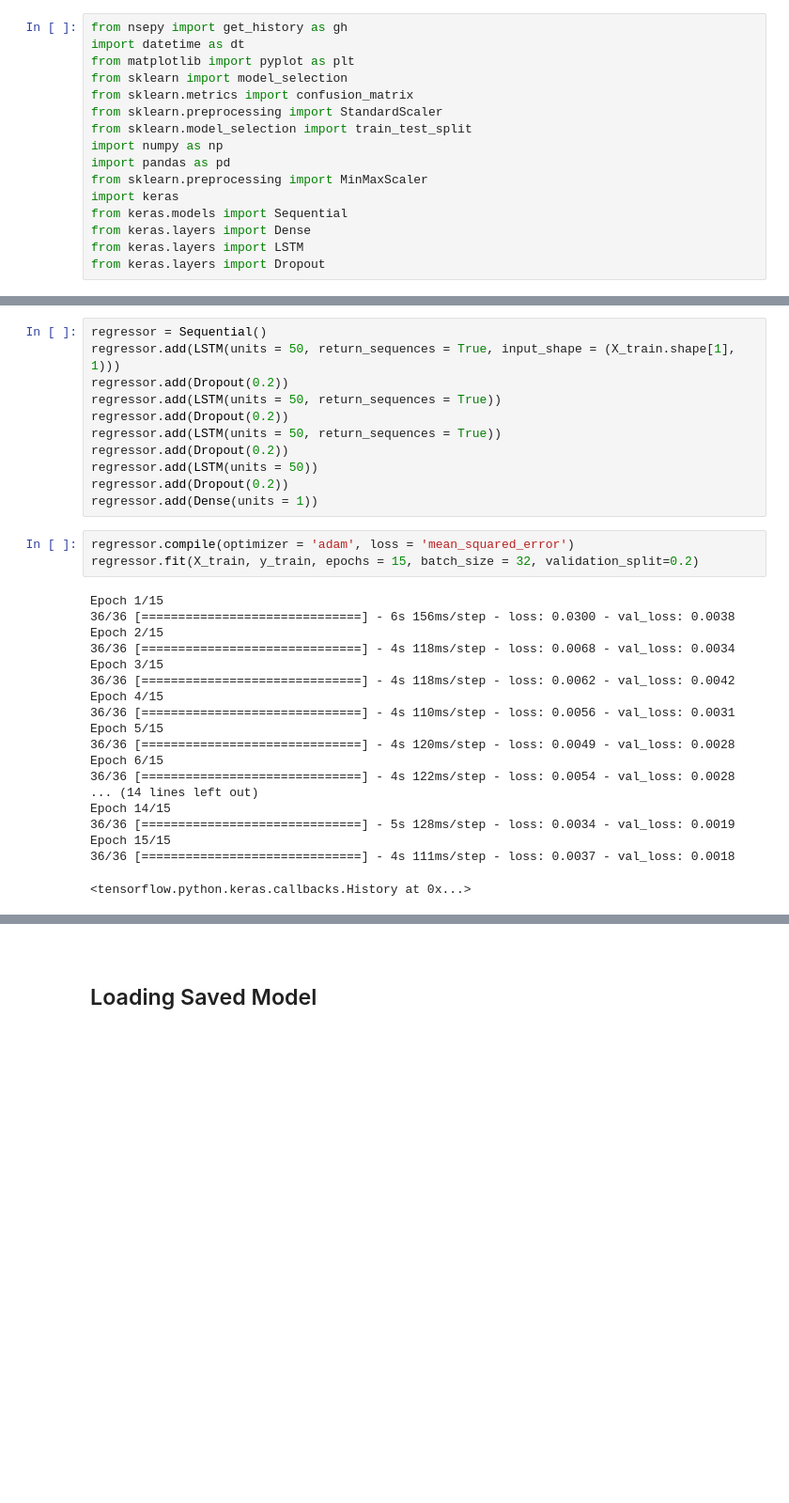
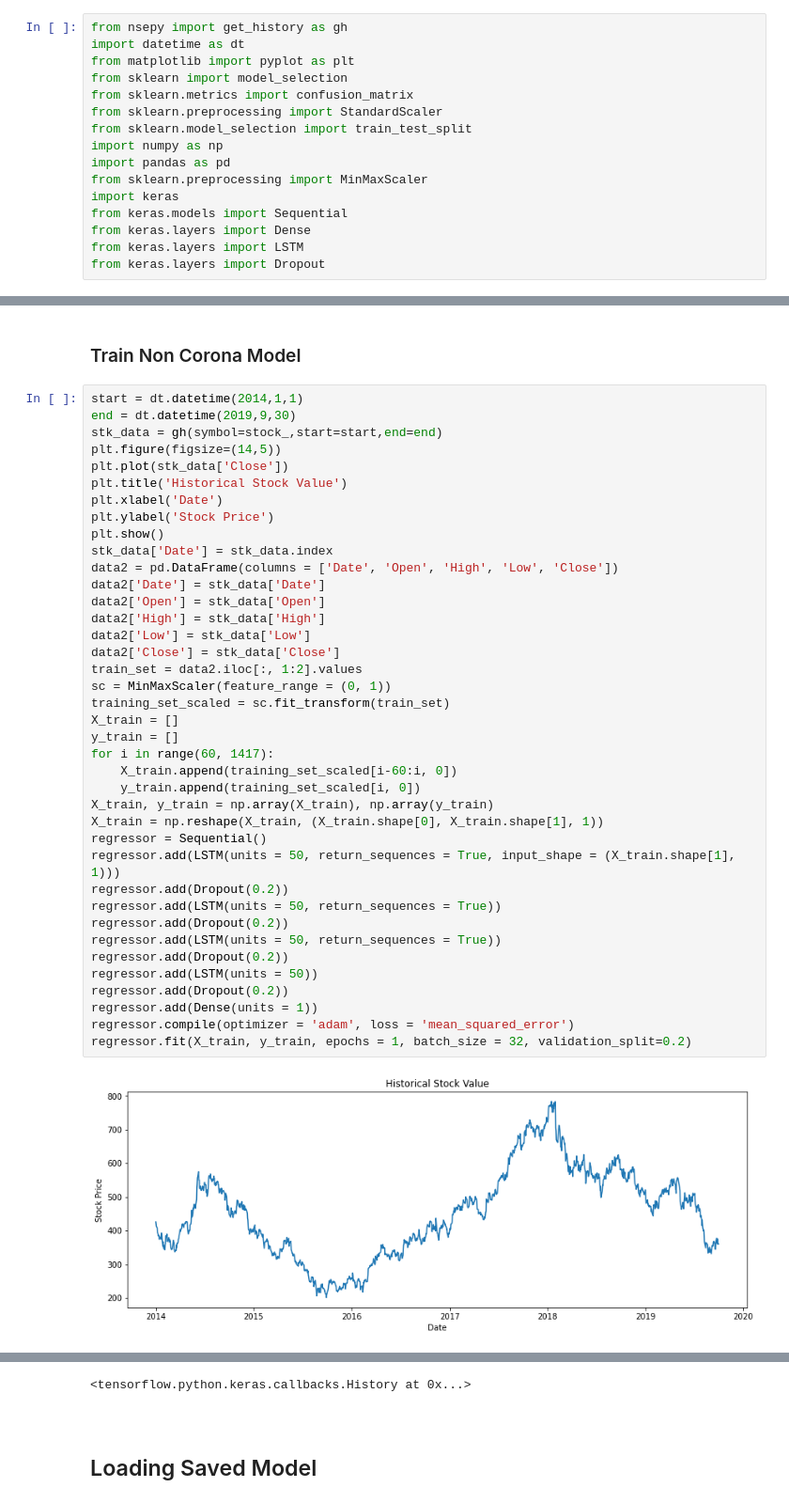
Before and after one commit to PratikGarai/Stock-Market-Prediction, a Jupyter notebook: Stocks RNN For IIIP.ipynb, the cells around one changed output, grey strips where cells are left out. Shown: that part at 94% size. Drawn from its saved outputs; the diff is of its cells as text; blank space fills up the shorter version.

```diff
--- a/Stocks RNN For IIIP.ipynb
+++ b/Stocks RNN For IIIP.ipynb
@@ -54,33 +19,43 @@ X_train = np.reshape(X_train, (X_train.shape[0], X_train.shape[1], 1))
-# %%
-regressor = Sequential()
-regressor.add(LSTM(units = 50, return_sequences = True, input_shape = (X_train.shape[1], 1)))
-regressor.add(Dropout(0.2))
-regressor.add(LSTM(units = 50, return_sequences = True))
-regressor.add(Dropout(0.2))
-regressor.add(LSTM(units = 50, return_sequences = True))
-regressor.add(Dropout(0.2))
-regressor.add(LSTM(units = 50))
-regressor.add(Dropout(0.2))
-regressor.add(Dense(units = 1))
-# %%
-regressor.compile(optimizer = 'adam', loss = 'mean_squared_error')
-regressor.fit(X_train, y_train, epochs = 15, batch_size = 32, validation_split=0.2)
-# %% [output]
-Epoch 1/15
-36/36 [==============================] - 6s 156ms/step - loss: 0.0300 - val_loss: 0.0038
-Epoch 2/15
-36/36 [==============================] - 4s 118ms/step - loss: 0.0068 - val_loss: 0.0034
-Epoch 3/15
-36/36 [==============================] - 4s 118ms/step - loss: 0.0062 - val_loss: 0.0042
-Epoch 4/15
-36/36 [==============================] - 4s 110ms/step - loss: 0.0056 - val_loss: 0.0031
-Epoch 5/15
-36/36 [==============================] - 4s 120ms/step - loss: 0.0049 - val_loss: 0.0028
-Epoch 6/15
-36/36 [==============================] - 4s 122ms/step - loss: 0.0054 - val_loss: 0.0028
-... (14 lines left out)
-Epoch 14/15
-36/36 [==============================] - 5s 128ms/step - loss: 0.0034 - val_loss: 0.0019
-Epoch 15/15
-36/36 [==============================] - 4s 111ms/step - loss: 0.0037 - val_loss: 0.0018
-<tensorflow.python.keras.callbacks.History at 0x...>
+# %% [markdown]
+<h3> Train Non Corona Model </h3>
+# %%
+start = dt.datetime(2014,1,1)
+end = dt.datetime(2019,9,30)
+stk_data = gh(symbol=stock_,start=start,end=end)
+plt.figure(figsize=(14,5))
+plt.plot(stk_data['Close'])
+plt.title('Historical Stock Value')
+plt.xlabel('Date')
+plt.ylabel('Stock Price')
+plt.show()
+stk_data['Date'] = stk_data.index
+data2 = pd.DataFrame(columns = ['Date', 'Open', 'High', 'Low', 'Close'])
+data2['Date'] = stk_data['Date']
+data2['Open'] = stk_data['Open']
+data2['High'] = stk_data['High']
+data2['Low'] = stk_data['Low']
+data2['Close'] = stk_data['Close']
+train_set = data2.iloc[:, 1:2].values
+sc = MinMaxScaler(feature_range = (0, 1))
+training_set_scaled = sc.fit_transform(train_set)
+X_train = []
+y_train = []
+for i in range(60, 1417):
+    X_train.append(training_set_scaled[i-60:i, 0])
+    y_train.append(training_set_scaled[i, 0])
+X_train, y_train = np.array(X_train), np.array(y_train)
+X_train = np.reshape(X_train, (X_train.shape[0], X_train.shape[1], 1))
+regressor = Sequential()
+regressor.add(LSTM(units = 50, return_sequences = True, input_shape = (X_train.shape[1], 1)))
+regressor.add(Dropout(0.2))
+regressor.add(LSTM(units = 50, return_sequences = True))
+regressor.add(Dropout(0.2))
+regressor.add(LSTM(units = 50, return_sequences = True))
+regressor.add(Dropout(0.2))
+regressor.add(LSTM(units = 50))
+regressor.add(Dropout(0.2))
+regressor.add(Dense(units = 1))
+regressor.compile(optimizer = 'adam', loss = 'mean_squared_error')
+regressor.fit(X_train, y_train, epochs = 1, batch_size = 32, validation_split=0.2)
+# %% [output]
+[figure, added]
@@ -87,3 +63,4 @@ Epoch 15/15
+<tensorflow.python.keras.callbacks.History at 0x...>
 # %% [markdown]
 <br>
 <h2> Loading Saved Model </h2>
```
Also changed, not shown: parts of 16 cells of this notebook, 1 other file.
